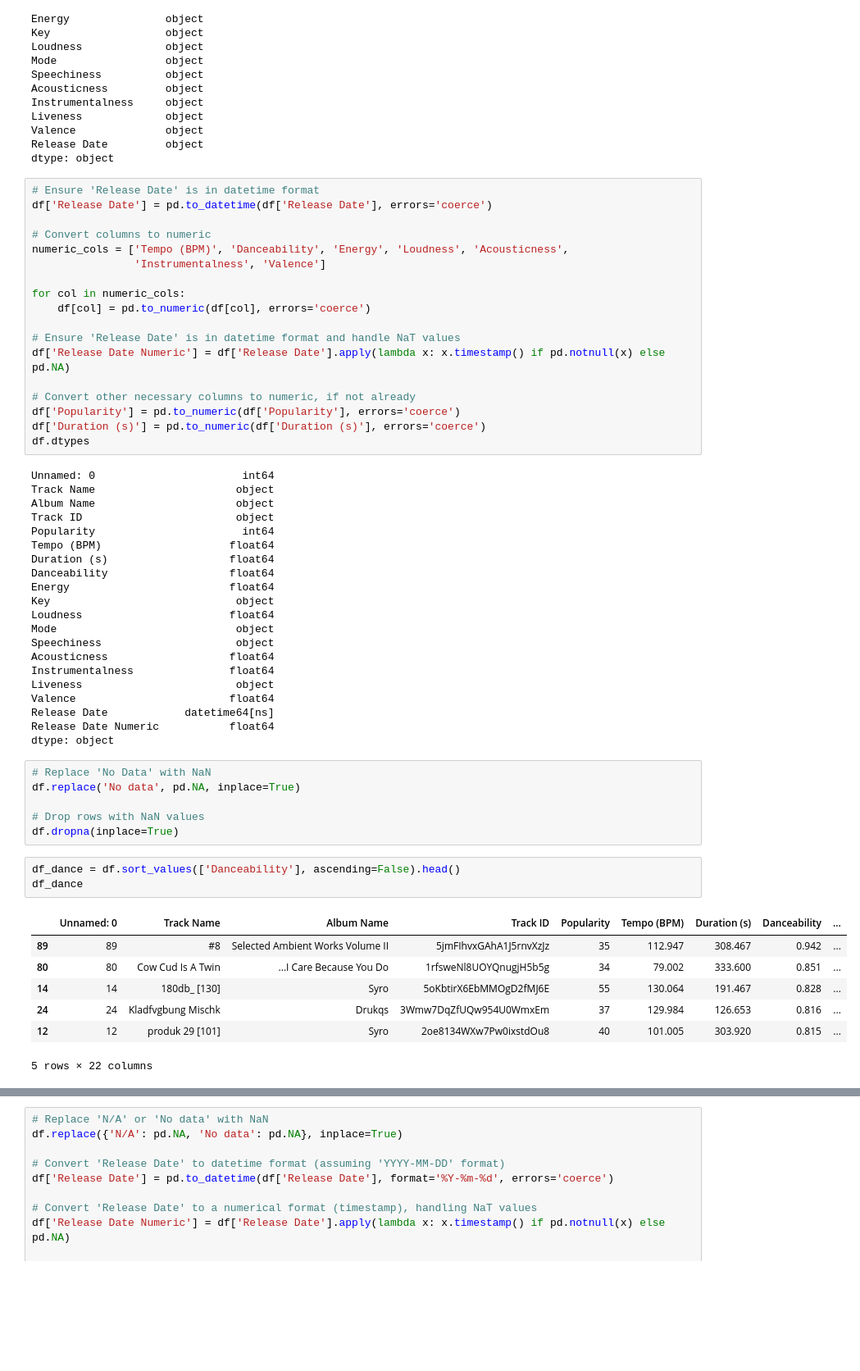
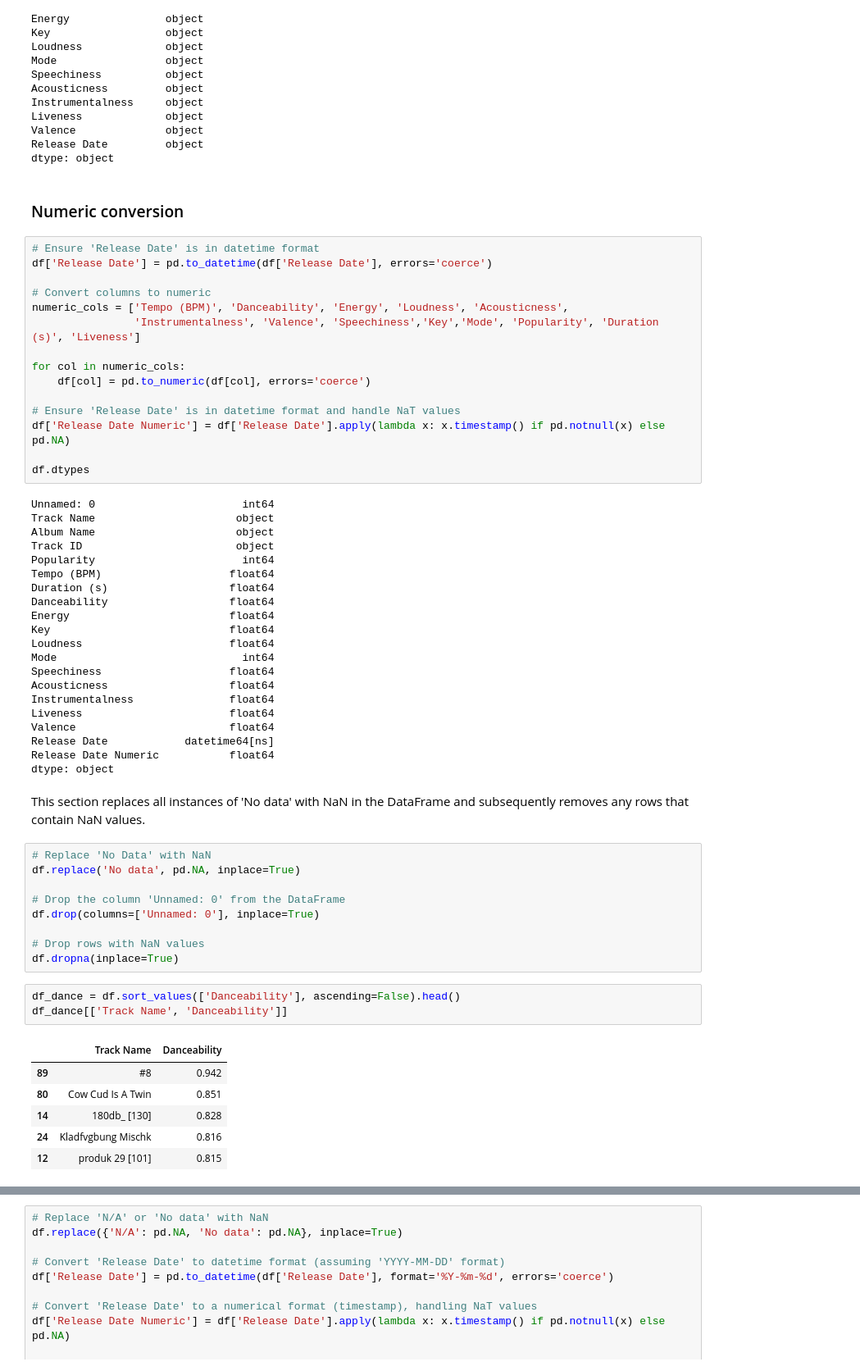
Before and after one commit to iftah-og/afx_eda, a Jupyter notebook: afx_ift1.ipynb, the cells around one changed output, grey strips where cells are left out. Shown at 82% size. Cells and saved outputs as stored; diff of their text form; blank space fills up the shorter version.

```diff
--- a/afx_ift1.ipynb
+++ b/afx_ift1.ipynb
@@ -49,13 +52,15 @@ Liveness             object
 Valence              object
 Release Date         object
 dtype: object
+# %% [markdown]
+### Numeric conversion
 # %%
 # Ensure 'Release Date' is in datetime format
 df['Release Date'] = pd.to_datetime(df['Release Date'], errors='coerce')
 
 # Convert columns to numeric
 numeric_cols = ['Tempo (BPM)', 'Danceability', 'Energy', 'Loudness', 'Acousticness',
-                'Instrumentalness', 'Valence']
+                'Instrumentalness', 'Valence', 'Speechiness','Key','Mode', 'Popularity', 'Duration (s)', 'Liveness']
 
 for col in numeric_cols:
     df[col] = pd.to_numeric(df[col], errors='coerce')
@@ -63,9 +68,6 @@ for col in numeric_cols:
 # Ensure 'Release Date' is in datetime format and handle NaT values
 df['Release Date Numeric'] = df['Release Date'].apply(lambda x: x.timestamp() if pd.notnull(x) else pd.NA)
 
-# Convert other necessary columns to numeric, if not already
-df['Popularity'] = pd.to_numeric(df['Popularity'], errors='coerce')
-df['Duration (s)'] = pd.to_numeric(df['Duration (s)'], errors='coerce')
 df.dtypes
 # %% [output]
 Unnamed: 0                       int64
@@ -77,33 +79,37 @@ Tempo (BPM)                    float64
 Duration (s)                   float64
 Danceability                   float64
 Energy                         float64
-Key                             object
+Key                            float64
 Loudness                       float64
-Mode                            object
-Speechiness                     object
+Mode                             int64
+Speechiness                    float64
 Acousticness                   float64
 Instrumentalness               float64
-Liveness                        object
+Liveness                       float64
 Valence                        float64
 Release Date            datetime64[ns]
 Release Date Numeric           float64
 dtype: object
+# %% [markdown]
+This section replaces all instances of 'No data' with NaN in the DataFrame and subsequently removes any rows that contain NaN values.
 # %%
 # Replace 'No Data' with NaN
 df.replace('No data', pd.NA, inplace=True)
 
+# Drop the column 'Unnamed: 0' from the DataFrame
+df.drop(columns=['Unnamed: 0'], inplace=True)
+
 # Drop rows with NaN values
 df.dropna(inplace=True)
 # %%
 df_dance = df.sort_values(['Danceability'], ascending=False).head()
-df_dance
+df_dance[['Track Name', 'Danceability']]
 # %% [output]
-|  | Unnamed: 0 | Track Name | Album Name | Track ID | Popularity | Tempo (BPM) | Duration (s) | Danceability | ... |
-| 89 | 89 | #8 | Selected Ambient Works Volume II | 5jmFIhvxGAhA1J5rnvXzJz | 35 | 112.947 | 308.467 | 0.942 | ... |
-| 80 | 80 | Cow Cud Is A Twin | ...I Care Because You Do | 1rfsweNl8UOYQnugjH5b5g | 34 | 79.002 | 333.600 | 0.851 | ... |
-| 14 | 14 | 180db_ [130] | Syro | 5oKbtirX6EbMMOgD2fMJ6E | 55 | 130.064 | 191.467 | 0.828 | ... |
-| 24 | 24 | Kladfvgbung Mischk | Drukqs | 3Wmw7DqZfUQw954U0WmxEm | 37 | 129.984 | 126.653 | 0.816 | ... |
-| 12 | 12 | produk 29 [101] | Syro | 2oe8134WXw7Pw0ixstdOu8 | 40 | 101.005 | 303.920 | 0.815 | ... |
+|  | Track Name | Danceability |
+| 89 | #8 | 0.942 |
+| 80 | Cow Cud Is A Twin | 0.851 |
+| 14 | 180db_ [130] | 0.828 |
+| 24 | Kladfvgbung Mischk | 0.816 |
+| 12 | produk 29 [101] | 0.815 |
-5 rows × 22 columns
 # %%
 df_energy = df.sort_values(['Energy'], ascending=False).head()
```
Also changed, not shown: parts of 7 cells of this notebook.
